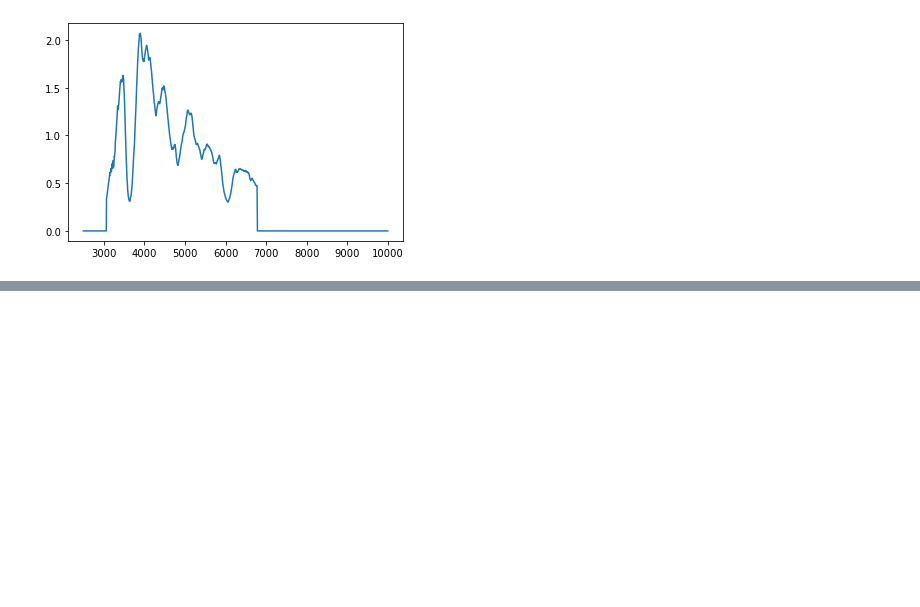
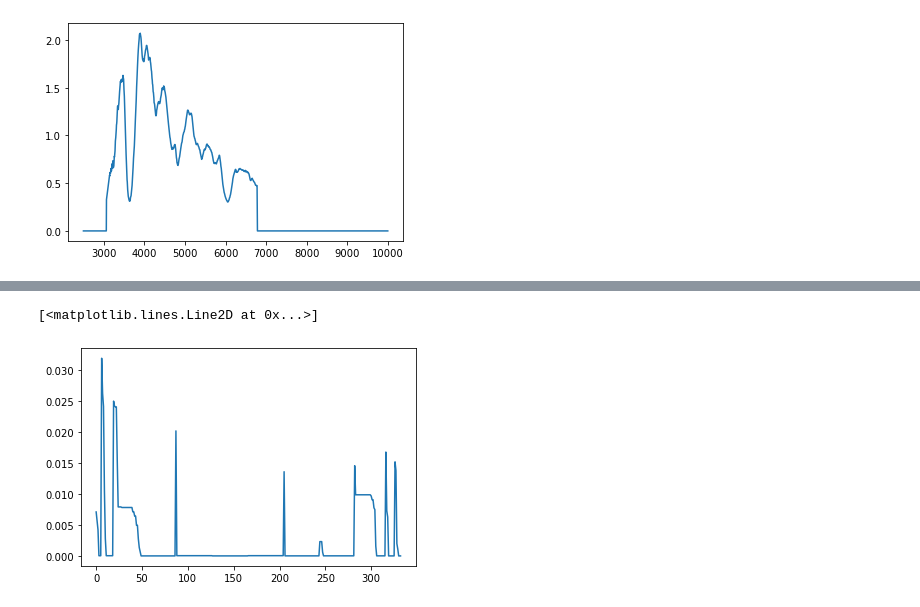
Before and after one commit to nyusngroup/SESNspectraPCA, a Jupyter notebook: code/sn1994D_knots.ipynb, the cells around one changed output, grey strips where cells are left out. Drawn from its saved outputs; the diff is of its cells as text; code cells hidden in the pictures; blank space fills up the shorter version.

```diff
--- a/code/sn1994D_knots.ipynb
+++ b/code/sn1994D_knots.ipynb
@@ -8,5 +8,6 @@ sn1994D = SNIDsn.SNIDsn()
 # %%
 sn1994D.loadSNIDlnw("Tutorial_Data/sn1994D.lnw")
 sn1994D.restoreContinuum()
-sn1994D.data_unflat.shape
+normalized = sn1994D.data_unflat
+normalized[600]
 # %% [output]
@@ -631,0 +85,12 @@ array([-1.120e+01, -1.110e+01, -1.010e+01, -1.000e+01, -9.200e+00,
+# %%
+xknots = []
+for i in range(39):
+    phase_knots = calc_knots(actual_data[:, i])
+    xknots.append(phase_knots)
+knots = []
+for phase in xknots:
+    for i in range(len(phase)):
+        if phase[i] != 0:
+            knots.append(phase[i])
+knots.sort()
+knots
@@ -631,0 +115,14 @@ array([-1.120e+01, -1.110e+01, -1.010e+01, -1.000e+01, -9.200e+00,
+# %%
+np.set_printoptions(threshold=np.inf)
+continuum = sn1994D.continuum.tolist()
+continuum.pop(0)
+xknot_zeroes = []
+for phase in continuum:
+    xknot_zeroes.append(phase[1::2])
+real_knots = []
+for phase in xknot_zeroes:
+    for i in range(len(phase)):
+        if phase[i] != 0:
+            real_knots.append(phase[i])
+real_knots.sort()
+real_knots
@@ -634,3 +149,9 @@ plt.plot(wvl, phase1)
 # %% [output]
 [<matplotlib.lines.Line2D at 0x...>]
 [figure]
+# %%
+difference = []
+for i in range(len(knots)):
+    distance = np.abs(knots[i] - real_knots[i])
+    difference.append(distance)
+difference
@@ -636,0 +176,5 @@ plt.plot(wvl, phase1)
+# %%
+plt.plot(difference)
+# %% [output]
+[<matplotlib.lines.Line2D at 0x...>]
+[figure, added]
```
Also changed, not shown: parts of 55 cells of this notebook.
